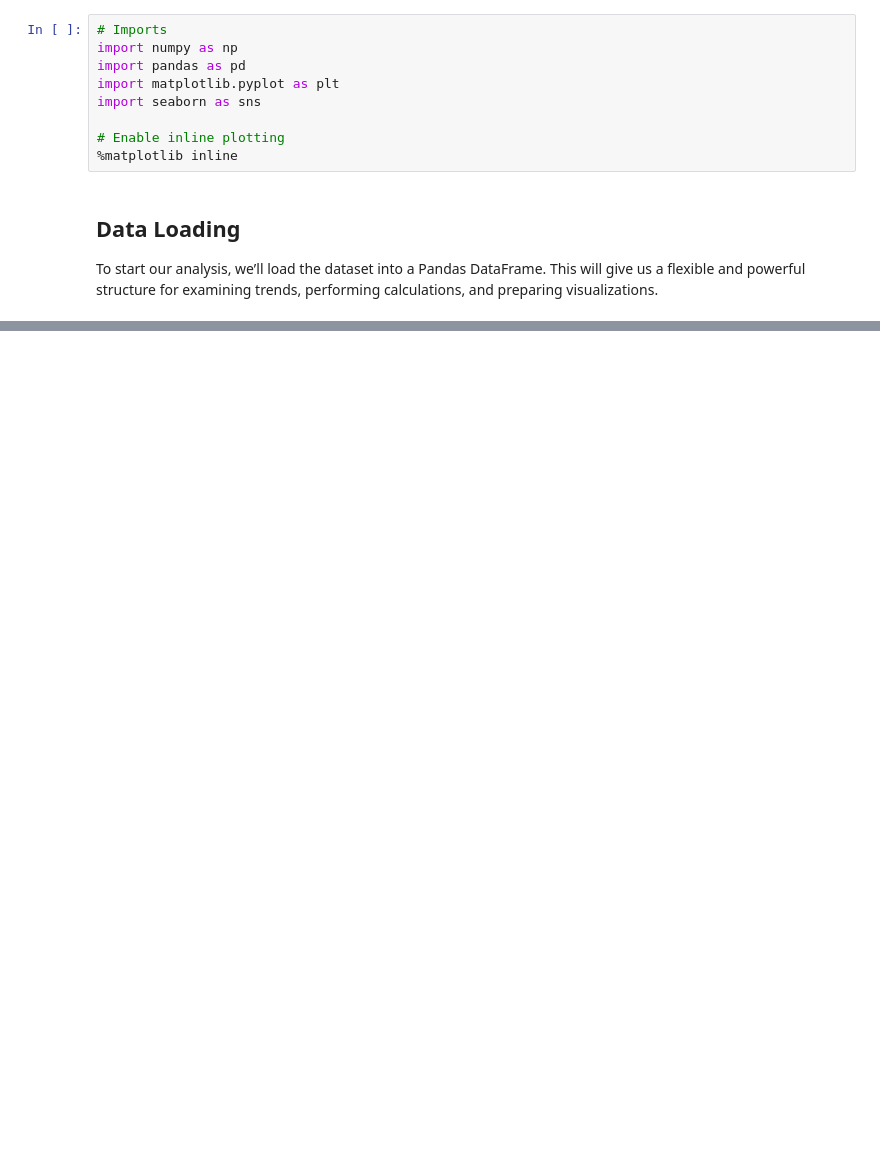
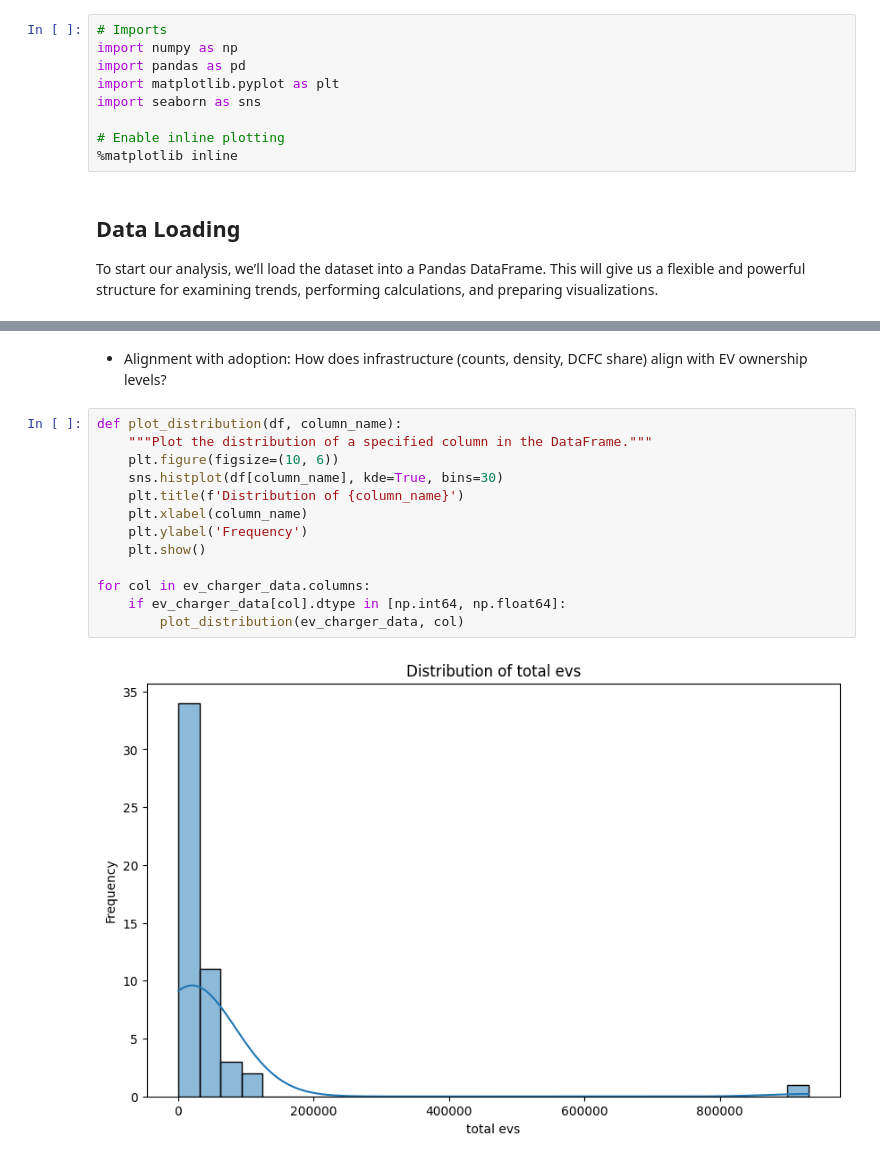
Before and after one commit to yoav-es/ev-charging-infra-in-the-us, a Jupyter notebook: ev_charging_infra_analysis.ipynb, the cells around one changed output, grey strips where cells are left out. Saved outputs shown, nothing was run; the diff lists cells and outputs as text; blank space fills up the shorter version.

```diff
--- a/ev_charging_infra_analysis.ipynb
+++ b/ev_charging_infra_analysis.ipynb
@@ -225,0 +355,17 @@ Findings from this stage should directly inform conclusions or recommendations i
+# %% [markdown]
+- Alignment with adoption: How does infrastructure (counts, density, DCFC share) align with EV ownership levels?
+# %%
+def plot_distribution(df, column_name):
+    """Plot the distribution of a specified column in the DataFrame."""
+    plt.figure(figsize=(10, 6))
+    sns.histplot(df[column_name], kde=True, bins=30)
+    plt.title(f'Distribution of {column_name}')
+    plt.xlabel(column_name)
+    plt.ylabel('Frequency')
+    plt.show()
+
+for col in ev_charger_data.columns:
+    if ev_charger_data[col].dtype in [np.int64, np.float64]:
+        plot_distribution(ev_charger_data, col)
+# %% [output]
+[figure, added]
```
Also changed, not shown: parts of 17 cells of this notebook.
